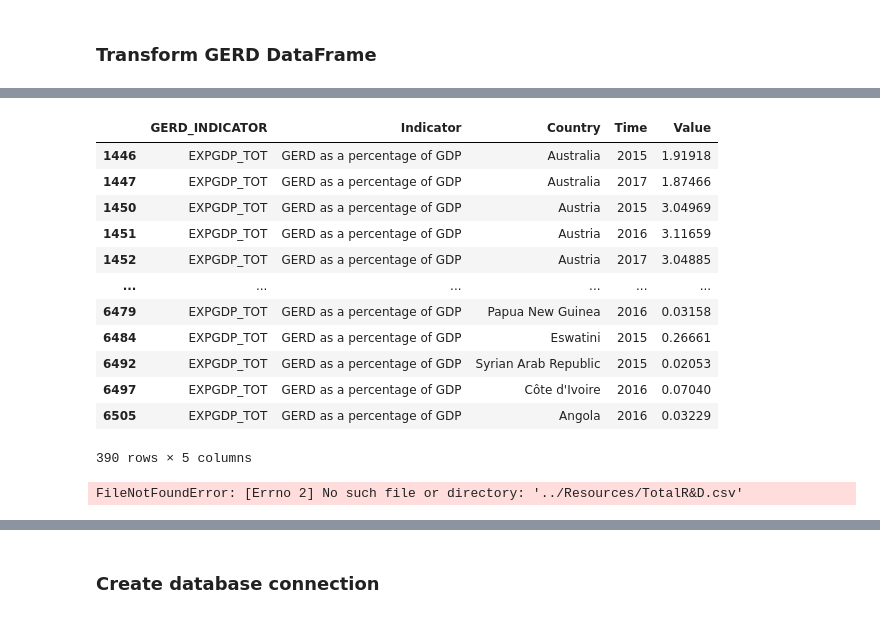
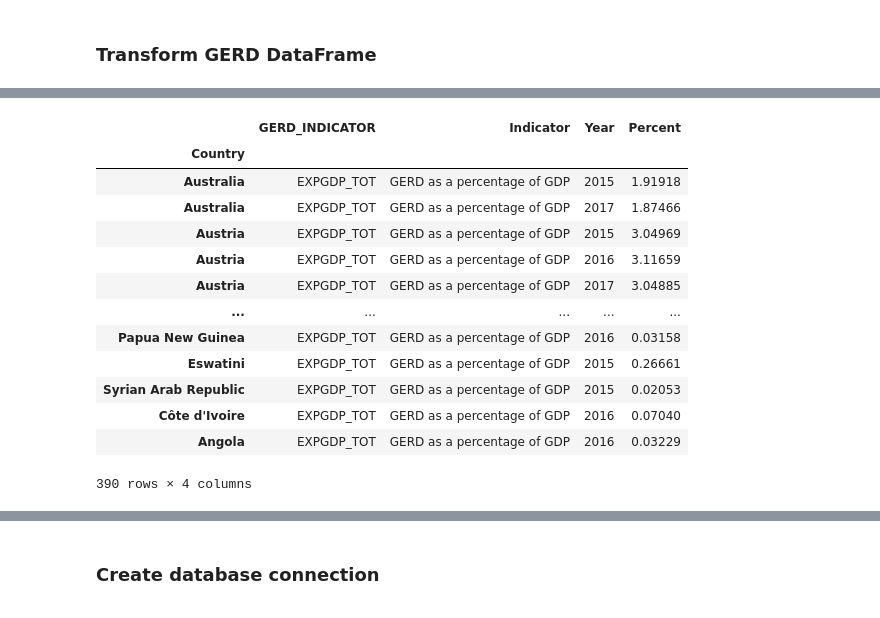
Before and after one commit to mchrzanowski27/Project2, a Jupyter notebook: Project2-Group3.ipynb, the cells around one changed output, grey strips where cells are left out. Saved outputs shown, nothing was run; the diff lists cells and outputs as text; code cells hidden in the pictures.

Commit message:
Data Cleaning Effort

```diff
--- a/Project2-Group3.ipynb
+++ b/Project2-Group3.ipynb
@@ -110,3 +135,0 @@ GERD_df
-# %%
-GERD_trim_df=GERD_df.loc[GERD_df['GERD_INDICATOR']== 'EXPGDP_TOT']
-GERD_trim_df
@@ -127,24 +136,19 @@ GERD_trim_df
 # %%
 dates = [2013, 2014, 2018]
-GERD_clean_df=GERD_trim_df[GERD_trim_df.Time.isin(dates) == False]
+GERD_clean_df=GERD_trim_df[GERD_trim_df.Year.isin(dates) == False]
 GERD_clean_df
 # %% [output]
-|  | GERD_INDICATOR | Indicator | Country | Time | Value |
-| 1446 | EXPGDP_TOT | GERD as a percentage of GDP | Australia | 2015 | 1.91918 |
-| 1447 | EXPGDP_TOT | GERD as a percentage of GDP | Australia | 2017 | 1.87466 |
-| 1450 | EXPGDP_TOT | GERD as a percentage of GDP | Austria | 2015 | 3.04969 |
-| 1451 | EXPGDP_TOT | GERD as a percentage of GDP | Austria | 2016 | 3.11659 |
-| 1452 | EXPGDP_TOT | GERD as a percentage of GDP | Austria | 2017 | 3.04885 |
-| ... | ... | ... | ... | ... | ... |
-| 6479 | EXPGDP_TOT | GERD as a percentage of GDP | Papua New Guinea | 2016 | 0.03158 |
-| 6484 | EXPGDP_TOT | GERD as a percentage of GDP | Eswatini | 2015 | 0.26661 |
-| 6492 | EXPGDP_TOT | GERD as a percentage of GDP | Syrian Arab Republic | 2015 | 0.02053 |
-| 6497 | EXPGDP_TOT | GERD as a percentage of GDP | Côte d'Ivoire | 2016 | 0.07040 |
-| 6505 | EXPGDP_TOT | GERD as a percentage of GDP | Angola | 2016 | 0.03229 |
+|  | GERD_INDICATOR | Indicator | Year | Percent |
+| Country |  |  |  |  |
+| Australia | EXPGDP_TOT | GERD as a percentage of GDP | 2015 | 1.91918 |
+| Australia | EXPGDP_TOT | GERD as a percentage of GDP | 2017 | 1.87466 |
+| Austria | EXPGDP_TOT | GERD as a percentage of GDP | 2015 | 3.04969 |
+| Austria | EXPGDP_TOT | GERD as a percentage of GDP | 2016 | 3.11659 |
+| Austria | EXPGDP_TOT | GERD as a percentage of GDP | 2017 | 3.04885 |
+| ... | ... | ... | ... | ... |
+| Papua New Guinea | EXPGDP_TOT | GERD as a percentage of GDP | 2016 | 0.03158 |
+| Eswatini | EXPGDP_TOT | GERD as a percentage of GDP | 2015 | 0.26661 |
+| Syrian Arab Republic | EXPGDP_TOT | GERD as a percentage of GDP | 2015 | 0.02053 |
+| Côte d'Ivoire | EXPGDP_TOT | GERD as a percentage of GDP | 2016 | 0.07040 |
+| Angola | EXPGDP_TOT | GERD as a percentage of GDP | 2016 | 0.03229 |
-390 rows × 5 columns
+390 rows × 4 columns
-# %%
-TotalRD_file = "../Resources/TotalR&D.csv"
-TotalRD_df = pd.read_csv(TotalRD_file)
-TotalRD_df
-# %% [output]
-FileNotFoundError: [Errno 2] No such file or directory: '../Resources/TotalR&D.csv'
```
Also changed, not shown: parts of 14 cells of this notebook, 1 other file.
